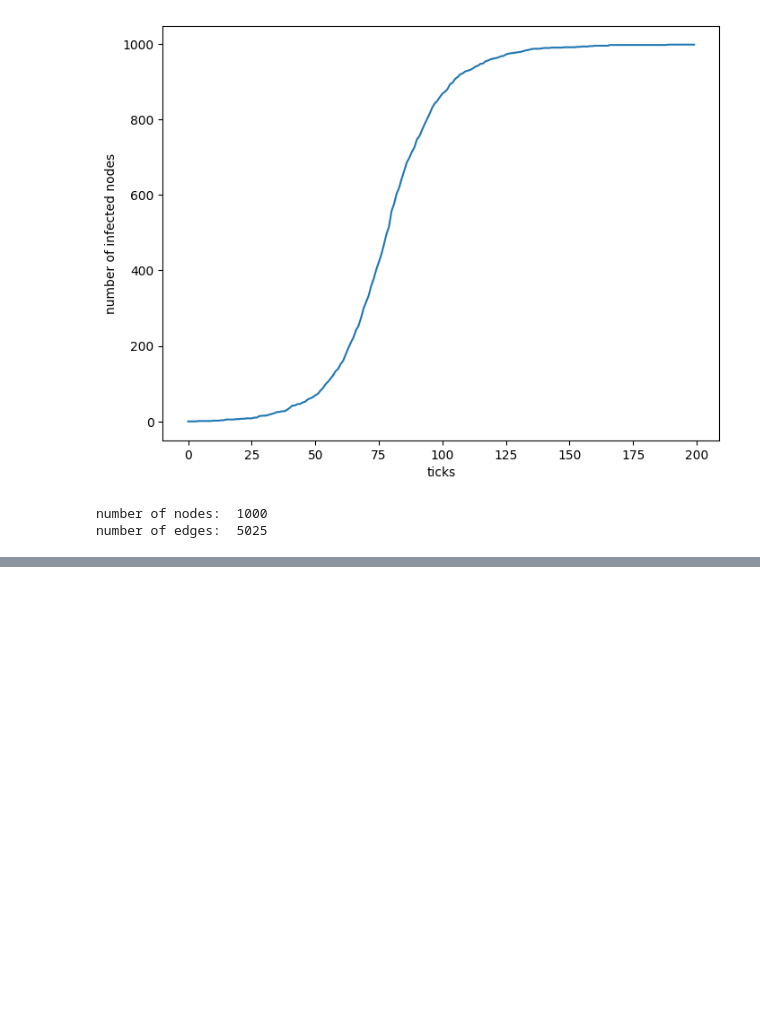
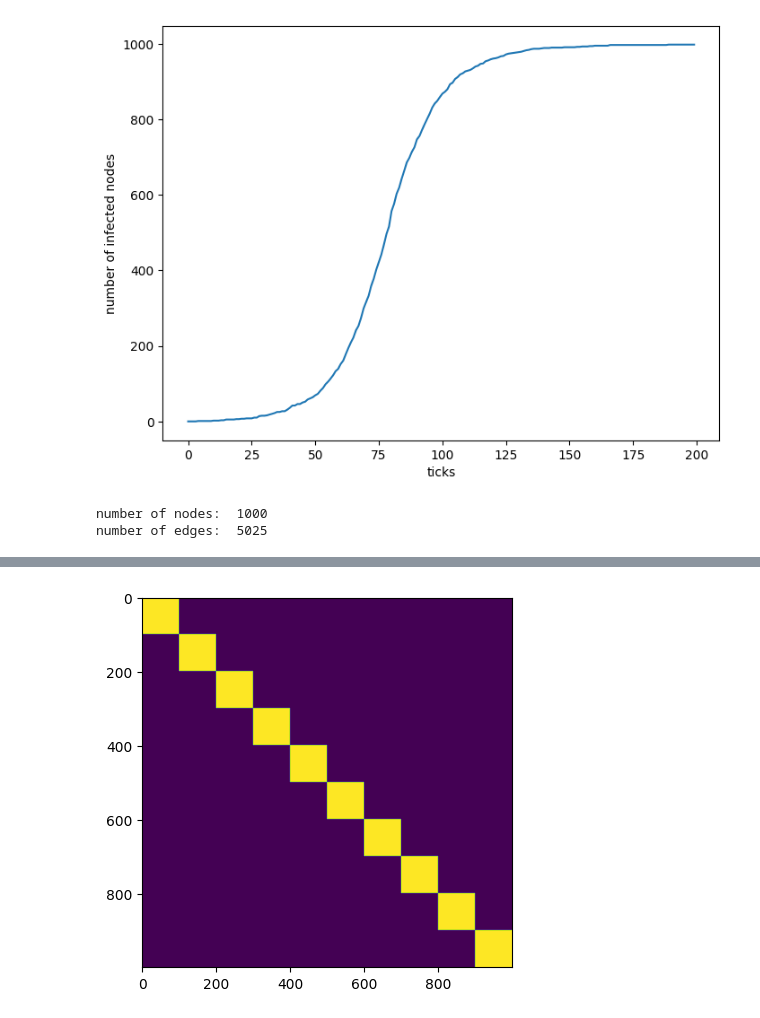
Before and after one commit to ficnawode/SI-model-sim, a Jupyter notebook: graph.ipynb, the cells around one changed output, grey strips where cells are left out. Cells and saved outputs as stored; diff of their text form; code cells hidden in the pictures; blank space fills up the shorter version.

Commit message:
Added block divided model

```diff
--- a/graph.ipynb
+++ b/graph.ipynb
@@ -202,0 +208,35 @@ print("number of edges: ", g.number_of_edges)
+# %%
+# Returns blocked out matrix
+# N - rank of matrix
+# block_count - list of numbers
+# prob - probabilities of connection, same size as block_count
+def create_blocked_matrix(N, block_count, prob):
+    M = np.zeros((N, N))
+
+    # We need to sort this so the rest of the code can word
+    sort_order = np.argsort(block_count)
+    block_count = np.array(block_count)[sort_order]
+    prob = np.array(prob)[sort_order]
+
+
+    n = len(block_count)
+    for i in range(n):
+        num_blocks = block_count[i]
+        block_size = int(N / num_blocks)
+        p = prob[i]
+        for j in range(num_blocks):
+            M[j*block_size:(j+1)*block_size, j*block_size:(j+1)*block_size].fill(p)
+
+    return M
+
+# Creates 100-by-100 matrix
+# creates 5 block with probability 0.1
+# creates 10 blocks with probability 0.5
+num_nodes = 1000
+div_count = [1, 10]
+prob = [0.00002, 0.3]
+M = create_blocked_matrix(num_nodes, div_count, prob)
+plt.imshow(M)
+plt.savefig('polaczenia.pdf')
+# %% [output]
+[figure, added]
```
Also changed, not shown: parts of 3 cells of this notebook, 1 other file.
